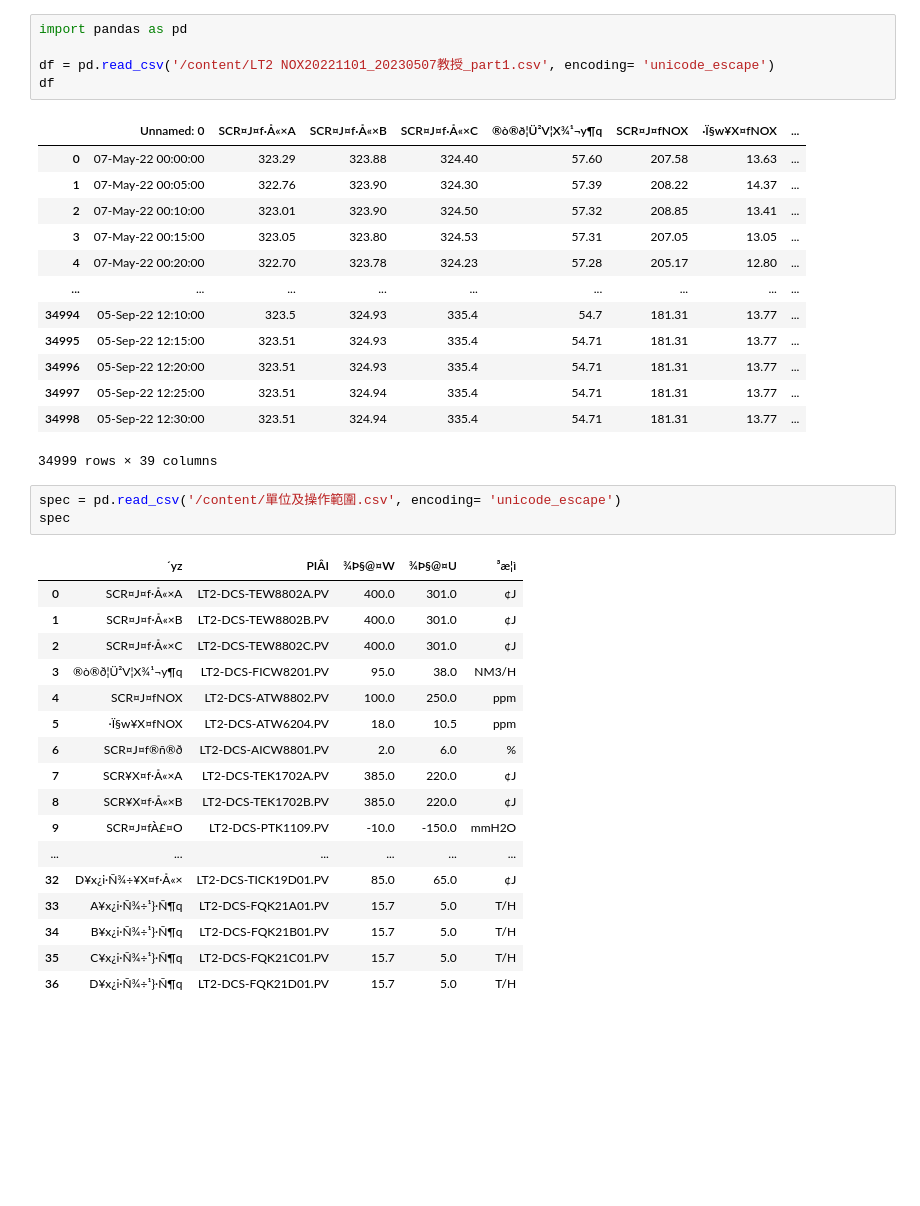
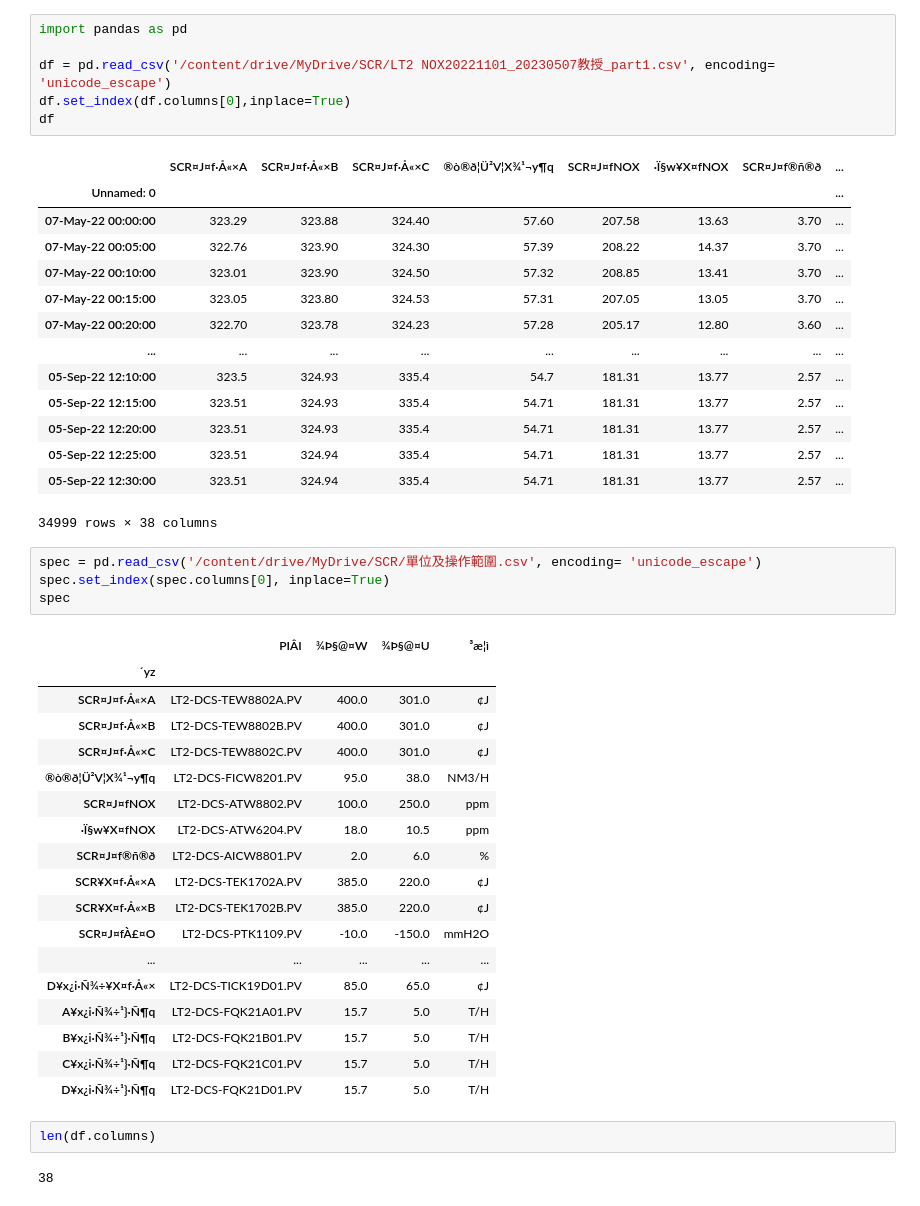
Before and after one commit to skywalker0803r/SCR, a Jupyter notebook: EDA.ipynb, the cells around one changed output. Cells and saved outputs as stored; diff of their text form; blank space fills up the shorter version.

```diff
--- a/EDA.ipynb
+++ b/EDA.ipynb
@@ -3,40 +3,48 @@
 # %%
 import pandas as pd
 
-df = pd.read_csv('/content/LT2 NOX20221101_20230507教授_part1.csv', encoding= 'unicode_escape')
+df = pd.read_csv('/content/drive/MyDrive/SCR/LT2 NOX20221101_20230507教授_part1.csv', encoding= 'unicode_escape')
+df.set_index(df.columns[0],inplace=True)
 df
 # %% [output]
-|  | Unnamed: 0 | SCR¤J¤f·Å«×A | SCR¤J¤f·Å«×B | SCR¤J¤f·Å«×C | ®ò®ð¦Ü²V¦X¾¹¬y¶q | SCR¤J¤fNOX | ·Ï§w¥X¤fNOX | ... |
-| 0 | 07-May-22 00:00:00 | 323.29 | 323.88 | 324.40 | 57.60 | 207.58 | 13.63 | ... |
-| 1 | 07-May-22 00:05:00 | 322.76 | 323.90 | 324.30 | 57.39 | 208.22 | 14.37 | ... |
-| 2 | 07-May-22 00:10:00 | 323.01 | 323.90 | 324.50 | 57.32 | 208.85 | 13.41 | ... |
-| 3 | 07-May-22 00:15:00 | 323.05 | 323.80 | 324.53 | 57.31 | 207.05 | 13.05 | ... |
-| 4 | 07-May-22 00:20:00 | 322.70 | 323.78 | 324.23 | 57.28 | 205.17 | 12.80 | ... |
+|  | SCR¤J¤f·Å«×A | SCR¤J¤f·Å«×B | SCR¤J¤f·Å«×C | ®ò®ð¦Ü²V¦X¾¹¬y¶q | SCR¤J¤fNOX | ·Ï§w¥X¤fNOX | SCR¤J¤f®ñ®ð | ... |
+| Unnamed: 0 |  |  |  |  |  |  |  | ... |
+| 07-May-22 00:00:00 | 323.29 | 323.88 | 324.40 | 57.60 | 207.58 | 13.63 | 3.70 | ... |
+| 07-May-22 00:05:00 | 322.76 | 323.90 | 324.30 | 57.39 | 208.22 | 14.37 | 3.70 | ... |
+| 07-May-22 00:10:00 | 323.01 | 323.90 | 324.50 | 57.32 | 208.85 | 13.41 | 3.70 | ... |
+| 07-May-22 00:15:00 | 323.05 | 323.80 | 324.53 | 57.31 | 207.05 | 13.05 | 3.70 | ... |
+| 07-May-22 00:20:00 | 322.70 | 323.78 | 324.23 | 57.28 | 205.17 | 12.80 | 3.60 | ... |
 | ... | ... | ... | ... | ... | ... | ... | ... | ... |
-| 34994 | 05-Sep-22 12:10:00 | 323.5 | 324.93 | 335.4 | 54.7 | 181.31 | 13.77 | ... |
-| 34995 | 05-Sep-22 12:15:00 | 323.51 | 324.93 | 335.4 | 54.71 | 181.31 | 13.77 | ... |
-| 34996 | 05-Sep-22 12:20:00 | 323.51 | 324.93 | 335.4 | 54.71 | 181.31 | 13.77 | ... |
-| 34997 | 05-Sep-22 12:25:00 | 323.51 | 324.94 | 335.4 | 54.71 | 181.31 | 13.77 | ... |
-| 34998 | 05-Sep-22 12:30:00 | 323.51 | 324.94 | 335.4 | 54.71 | 181.31 | 13.77 | ... |
+| 05-Sep-22 12:10:00 | 323.5 | 324.93 | 335.4 | 54.7 | 181.31 | 13.77 | 2.57 | ... |
+| 05-Sep-22 12:15:00 | 323.51 | 324.93 | 335.4 | 54.71 | 181.31 | 13.77 | 2.57 | ... |
+| 05-Sep-22 12:20:00 | 323.51 | 324.93 | 335.4 | 54.71 | 181.31 | 13.77 | 2.57 | ... |
+| 05-Sep-22 12:25:00 | 323.51 | 324.94 | 335.4 | 54.71 | 181.31 | 13.77 | 2.57 | ... |
+| 05-Sep-22 12:30:00 | 323.51 | 324.94 | 335.4 | 54.71 | 181.31 | 13.77 | 2.57 | ... |
-34999 rows × 39 columns
+34999 rows × 38 columns
 # %%
-spec = pd.read_csv('/content/單位及操作範圍.csv', encoding= 'unicode_escape')
+spec = pd.read_csv('/content/drive/MyDrive/SCR/單位及操作範圍.csv', encoding= 'unicode_escape')
+spec.set_index(spec.columns[0], inplace=True)
 spec
 # %% [output]
-|  | ´y­z | PIÂI | ¾Þ§@¤W­­ | ¾Þ§@¤U­­ | ³æ¦ì |
-| 0 | SCR¤J¤f·Å«×A | LT2-DCS-TEW8802A.PV | 400.0 | 301.0 | ¢J |
-| 1 | SCR¤J¤f·Å«×B | LT2-DCS-TEW8802B.PV | 400.0 | 301.0 | ¢J |
-| 2 | SCR¤J¤f·Å«×C | LT2-DCS-TEW8802C.PV | 400.0 | 301.0 | ¢J |
-| 3 | ®ò®ð¦Ü²V¦X¾¹¬y¶q | LT2-DCS-FICW8201.PV | 95.0 | 38.0 | NM3/H |
-| 4 | SCR¤J¤fNOX | LT2-DCS-ATW8802.PV | 100.0 | 250.0 | ppm |
-| 5 | ·Ï§w¥X¤fNOX | LT2-DCS-ATW6204.PV | 18.0 | 10.5 | ppm |
-| 6 | SCR¤J¤f®ñ®ð | LT2-DCS-AICW8801.PV | 2.0 | 6.0 | % |
-| 7 | SCR¥X¤f·Å«×A | LT2-DCS-TEK1702A.PV | 385.0 | 220.0 | ¢J |
-| 8 | SCR¥X¤f·Å«×B | LT2-DCS-TEK1702B.PV | 385.0 | 220.0 | ¢J |
-| 9 | SCR¤J¤fÀ£¤O | LT2-DCS-PTK1109.PV | -10.0 | -150.0 | mmH2O |
-| ... | ... | ... | ... | ... | ... |
-| 32 | D¥x¿i·Ñ¾÷¥X¤f·Å«× | LT2-DCS-TICK19D01.PV | 85.0 | 65.0 | ¢J |
-| 33 | A¥x¿i·Ñ¾÷¹}·Ñ¶q | LT2-DCS-FQK21A01.PV | 15.7 | 5.0 | T/H |
-| 34 | B¥x¿i·Ñ¾÷¹}·Ñ¶q | LT2-DCS-FQK21B01.PV | 15.7 | 5.0 | T/H |
-| 35 | C¥x¿i·Ñ¾÷¹}·Ñ¶q | LT2-DCS-FQK21C01.PV | 15.7 | 5.0 | T/H |
-| 36 | D¥x¿i·Ñ¾÷¹}·Ñ¶q | LT2-DCS-FQK21D01.PV | 15.7 | 5.0 | T/H |
+|  | PIÂI | ¾Þ§@¤W­­ | ¾Þ§@¤U­­ | ³æ¦ì |
+| ´y­z |  |  |  |  |
+| SCR¤J¤f·Å«×A | LT2-DCS-TEW8802A.PV | 400.0 | 301.0 | ¢J |
+| SCR¤J¤f·Å«×B | LT2-DCS-TEW8802B.PV | 400.0 | 301.0 | ¢J |
+| SCR¤J¤f·Å«×C | LT2-DCS-TEW8802C.PV | 400.0 | 301.0 | ¢J |
+| ®ò®ð¦Ü²V¦X¾¹¬y¶q | LT2-DCS-FICW8201.PV | 95.0 | 38.0 | NM3/H |
+| SCR¤J¤fNOX | LT2-DCS-ATW8802.PV | 100.0 | 250.0 | ppm |
+| ·Ï§w¥X¤fNOX | LT2-DCS-ATW6204.PV | 18.0 | 10.5 | ppm |
+| SCR¤J¤f®ñ®ð | LT2-DCS-AICW8801.PV | 2.0 | 6.0 | % |
+| SCR¥X¤f·Å«×A | LT2-DCS-TEK1702A.PV | 385.0 | 220.0 | ¢J |
+| SCR¥X¤f·Å«×B | LT2-DCS-TEK1702B.PV | 385.0 | 220.0 | ¢J |
+| SCR¤J¤fÀ£¤O | LT2-DCS-PTK1109.PV | -10.0 | -150.0 | mmH2O |
+| ... | ... | ... | ... | ... |
+| D¥x¿i·Ñ¾÷¥X¤f·Å«× | LT2-DCS-TICK19D01.PV | 85.0 | 65.0 | ¢J |
+| A¥x¿i·Ñ¾÷¹}·Ñ¶q | LT2-DCS-FQK21A01.PV | 15.7 | 5.0 | T/H |
+| B¥x¿i·Ñ¾÷¹}·Ñ¶q | LT2-DCS-FQK21B01.PV | 15.7 | 5.0 | T/H |
+| C¥x¿i·Ñ¾÷¹}·Ñ¶q | LT2-DCS-FQK21C01.PV | 15.7 | 5.0 | T/H |
+| D¥x¿i·Ñ¾÷¹}·Ñ¶q | LT2-DCS-FQK21D01.PV | 15.7 | 5.0 | T/H |
+# %%
+len(df.columns)
+# %% [output]
+38
```
Also changed, not shown: parts of 4 cells of this notebook.
